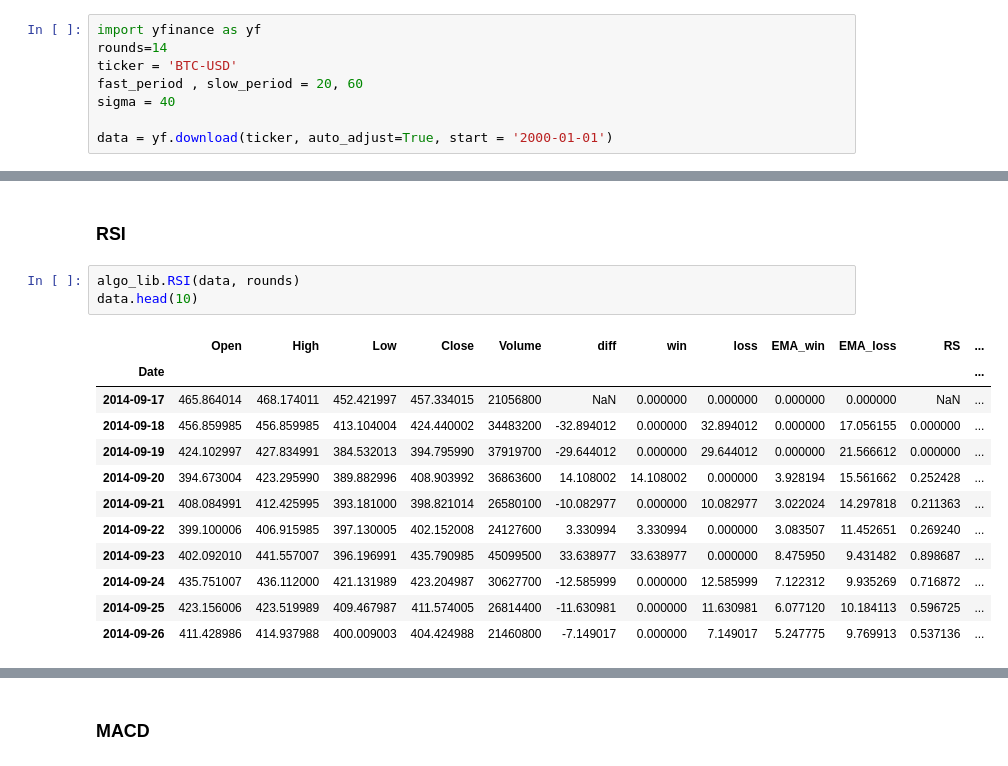
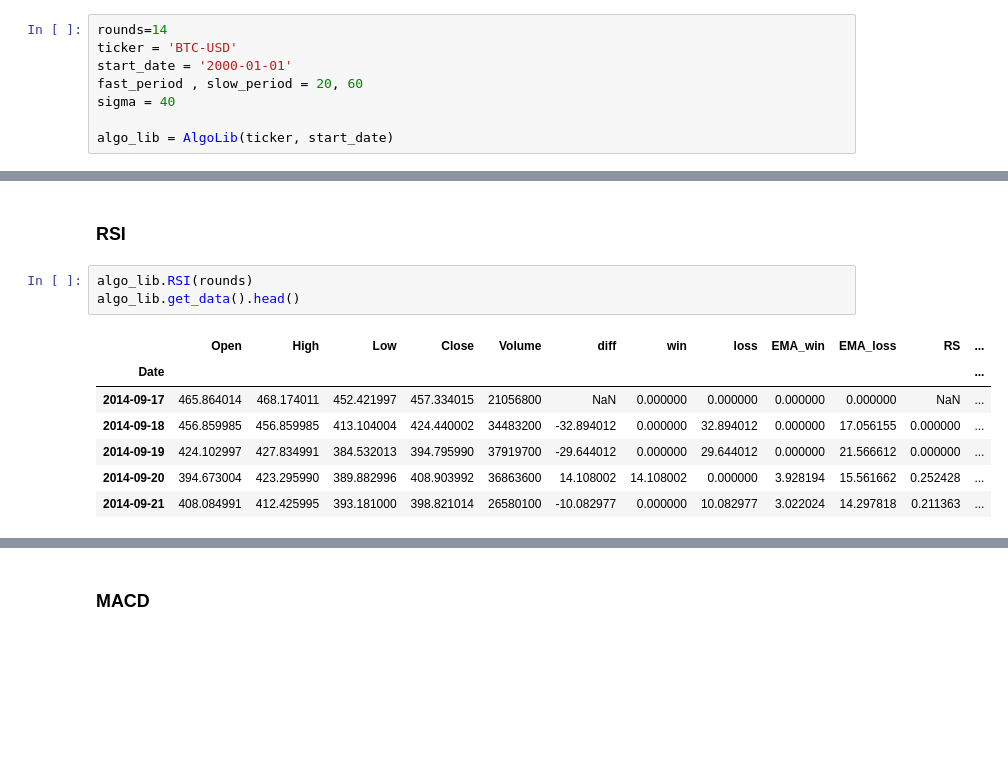
Before and after one commit to AlejandroDaneri/trabajo-profesional-fiuba, a Jupyter notebook: notebook.ipynb, the cells around one changed output, grey strips where cells are left out. Saved outputs shown, nothing was run; the diff lists cells and outputs as text; blank space fills up the shorter version.

Commit message:
algo lib

```diff
--- a/notebook.ipynb
+++ b/notebook.ipynb
@@ -4,11 +8,11 @@ import matplotlib.pyplot as plt
 # %%
-import yfinance as yf
 rounds=14
 ticker = 'BTC-USD'
+start_date = '2000-01-01'
 fast_period , slow_period = 20, 60
 sigma = 40
 
-data = yf.download(ticker, auto_adjust=True, start = '2000-01-01')
+algo_lib = AlgoLib(ticker, start_date)
 # %% [output]
 [*********************100%%**********************]  1 of 1 completed
 # %% [markdown]
@@ -16,18 +20,13 @@ data = yf.download(ticker, auto_adjust=True, start = '2000-01-01')
 # %% [markdown]
 ### RSI
 # %%
-algo_lib.RSI(data, rounds)
-data.head(10)
+algo_lib.RSI(rounds)
+algo_lib.get_data().head()
 # %% [output]
 |  | Open | High | Low | Close | Volume | diff | win | loss | EMA_win | EMA_loss | RS | ... |
 | Date |  |  |  |  |  |  |  |  |  |  |  | ... |
 | 2014-09-17 | 465.864014 | 468.174011 | 452.421997 | 457.334015 | 21056800 | NaN | 0.000000 | 0.000000 | 0.000000 | 0.000000 | NaN | ... |
 | 2014-09-18 | 456.859985 | 456.859985 | 413.104004 | 424.440002 | 34483200 | -32.894012 | 0.000000 | 32.894012 | 0.000000 | 17.056155 | 0.000000 | ... |
 | 2014-09-19 | 424.102997 | 427.834991 | 384.532013 | 394.795990 | 37919700 | -29.644012 | 0.000000 | 29.644012 | 0.000000 | 21.566612 | 0.000000 | ... |
 | 2014-09-20 | 394.673004 | 423.295990 | 389.882996 | 408.903992 | 36863600 | 14.108002 | 14.108002 | 0.000000 | 3.928194 | 15.561662 | 0.252428 | ... |
 | 2014-09-21 | 408.084991 | 412.425995 | 393.181000 | 398.821014 | 26580100 | -10.082977 | 0.000000 | 10.082977 | 3.022024 | 14.297818 | 0.211363 | ... |
-| 2014-09-22 | 399.100006 | 406.915985 | 397.130005 | 402.152008 | 24127600 | 3.330994 | 3.330994 | 0.000000 | 3.083507 | 11.452651 | 0.269240 | ... |
-| 2014-09-23 | 402.092010 | 441.557007 | 396.196991 | 435.790985 | 45099500 | 33.638977 | 33.638977 | 0.000000 | 8.475950 | 9.431482 | 0.898687 | ... |
-| 2014-09-24 | 435.751007 | 436.112000 | 421.131989 | 423.204987 | 30627700 | -12.585999 | 0.000000 | 12.585999 | 7.122312 | 9.935269 | 0.716872 | ... |
-| 2014-09-25 | 423.156006 | 423.519989 | 409.467987 | 411.574005 | 26814400 | -11.630981 | 0.000000 | 11.630981 | 6.077120 | 10.184113 | 0.596725 | ... |
-| 2014-09-26 | 411.428986 | 414.937988 | 400.009003 | 404.424988 | 21460800 | -7.149017 | 0.000000 | 7.149017 | 5.247775 | 9.769913 | 0.537136 | ... |
```
Also changed, not shown: parts of 9 cells of this notebook, 2 other files.
